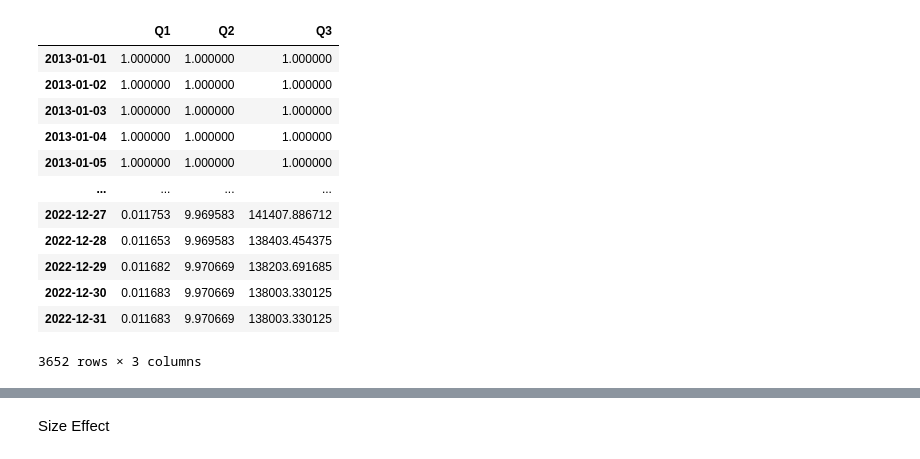
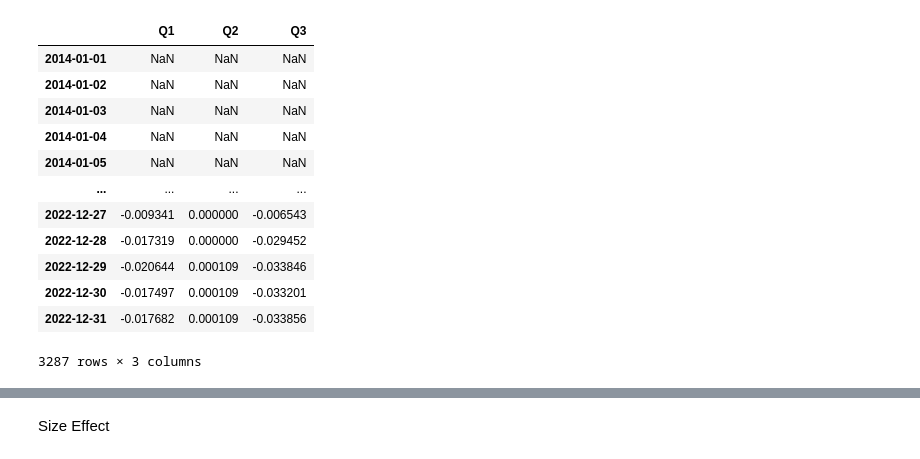
Before and after one commit to Jack-ryu/crypto_paper, a Jupyter notebook: z_progress.ipynb, the cells around one changed output, grey strips where cells are left out. Cells and saved outputs as stored; diff of their text form; code cells hidden in the pictures.

```diff
--- a/z_progress.ipynb
+++ b/z_progress.ipynb
@@ -20,6 +22,6 @@ def calculate_cagr(df, start:int, end:int):
     return value_dict
 # %%
 price_df = pd.read_csv("mongo_price.csv", index_col=0,
-                       parse_dates=True)
+                       parse_dates=True).loc["2014":]
 mktcap_df = pd.read_csv("mongo_mkt.csv", index_col=0,
-                        parse_dates=True)
+                        parse_dates=True).loc["2014":]
@@ -200,18 +193,20 @@ q3 = ((q3_weight * daily_return.shift(-1)).sum(axis=1) + 1).cumprod()\
     #.plot(figsize=(20,12));
 # %%
 Q = pd.DataFrame([q1,q2,q3], index=["Q1","Q2","Q3"]).T
-Q
+#Q.pct_change(.plot(figsize=(24,12))
+
+Q.pct_change(7)
 # %% [output]
 |  | Q1 | Q2 | Q3 |
-| 2013-01-01 | 1.000000 | 1.000000 | 1.000000 |
-| 2013-01-02 | 1.000000 | 1.000000 | 1.000000 |
-| 2013-01-03 | 1.000000 | 1.000000 | 1.000000 |
-| 2013-01-04 | 1.000000 | 1.000000 | 1.000000 |
-| 2013-01-05 | 1.000000 | 1.000000 | 1.000000 |
+| 2014-01-01 | NaN | NaN | NaN |
+| 2014-01-02 | NaN | NaN | NaN |
+| 2014-01-03 | NaN | NaN | NaN |
+| 2014-01-04 | NaN | NaN | NaN |
+| 2014-01-05 | NaN | NaN | NaN |
 | ... | ... | ... | ... |
-| 2022-12-27 | 0.011753 | 9.969583 | 141407.886712 |
-| 2022-12-28 | 0.011653 | 9.969583 | 138403.454375 |
-| 2022-12-29 | 0.011682 | 9.970669 | 138203.691685 |
-| 2022-12-30 | 0.011683 | 9.970669 | 138003.330125 |
-| 2022-12-31 | 0.011683 | 9.970669 | 138003.330125 |
+| 2022-12-27 | -0.009341 | 0.000000 | -0.006543 |
+| 2022-12-28 | -0.017319 | 0.000000 | -0.029452 |
+| 2022-12-29 | -0.020644 | 0.000109 | -0.033846 |
+| 2022-12-30 | -0.017497 | 0.000109 | -0.033201 |
+| 2022-12-31 | -0.017682 | 0.000109 | -0.033856 |
-3652 rows × 3 columns
+3287 rows × 3 columns
```
Also changed, not shown: parts of 15 cells of this notebook, 5 other files.
